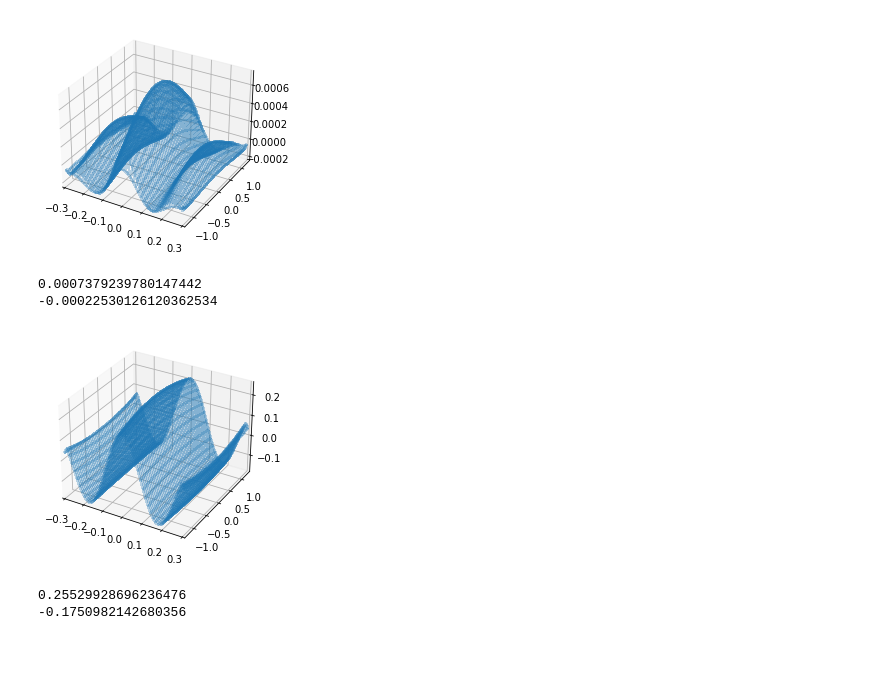
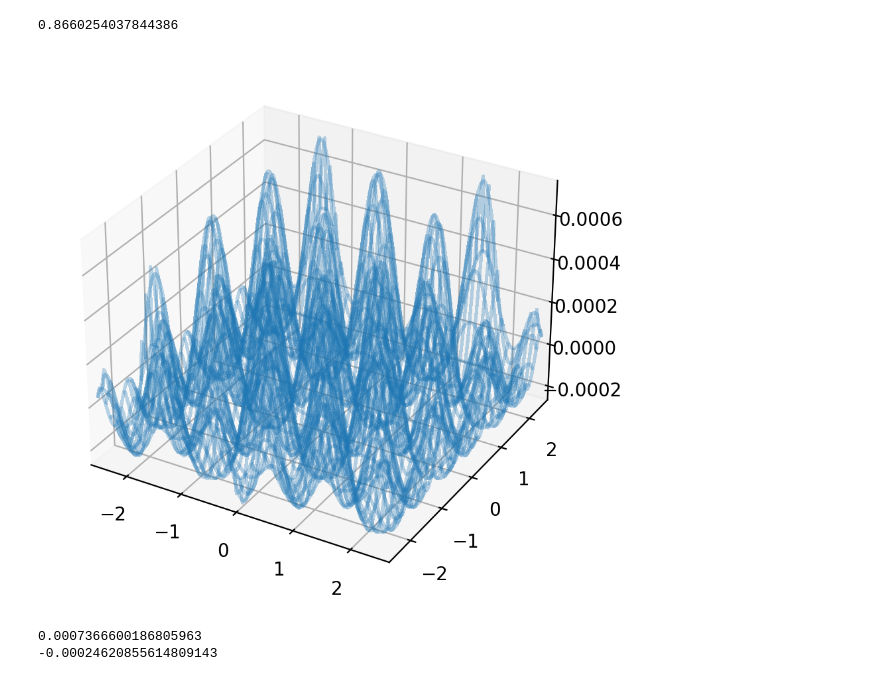
Before and after one commit to YeYusen/Curvature-of-graphene-energy-surface, a Jupyter notebook: Final code.ipynb, the cells around one changed output. Drawn from its saved outputs; the diff is of its cells as text; code cells hidden in the pictures; blank space fills up the shorter version.

Commit message:
Minor Changes
1. Changed figure size
2. New parameters for BZ size.

```diff
--- a/Final code.ipynb
+++ b/Final code.ipynb
@@ -1,6 +1,8 @@
 # %%
+# %matplotlib widget
 import numpy as np
 from numpy import linalg as LA
+from mpl_toolkits.mplot3d import Axes3D
 import matplotlib.pyplot as plt
 
 def Hamiltonian_Graphene(kx,ky,M):
@@ -22,15 +24,16 @@ def Input_Curvature(M,m,n,BZx1,BZx2,BZy1,BZy2):
     ky_range = np.linspace(BZy1, BZy2, num=n)
 
     num_levels = len(Hamiltonian_Graphene(1,1,1))
-    energies = np.zeros((m,n,num_levels));
+    energies = np.zeros((m,n,num_levels))
+
 
     for i in range(m):
         for j in range(n):
-            H = Hamiltonian_Graphene(kx_range[i],ky_range[j],M);
-            evals, evecs = LA.eig(H);
-            energies[i,j,:]=evals;
+            H = Hamiltonian_Graphene(kx_range[i],ky_range[j],M)
+            evals, evecs = LA.eig(H)
+            energies[i,j,:]=np.real(evals)
     X, Y = np.meshgrid(kx_range, ky_range)
-    Z= energies[:,:,0]
+    Z = energies[:,:,0]
     return(X,Y,Z)
 
 
@@ -40,8 +43,10 @@ def Input_Curvature(M,m,n,BZx1,BZx2,BZy1,BZy2):
 
 
 def PLOT(X,Y,Z):
-    fig = plt.figure()
-    ax = fig.gca(projection='3d')
+    %matplotlib inline
+    fig = plt.figure(dpi=200)
+    # ax = fig.gca(projection='3d')
+    ax = Axes3D(fig)
     ax.axis([X.min(), X.max(), Y.min(), Y.max()])
     transparency = 0.3
     ax.plot_wireframe(X, Y, Z, alpha=transparency, antialiased=False, label="c")
@@ -120,21 +127,21 @@ def surfature(X,Y,Z,m,n):
+# %%
+a = np.array([0, 1])
+b = np.array([1/2, np.sqrt(3)/2])
+a@b
+# %% [output]
+0.8660254037844386
 # %%
 M=1000
-BZx1 = -0.3; BZx2 = 0.3; BZy1 = -1.3; BZy2 = 1.3;
-m=100; n=100;
+BZx1 = -2*np.pi/2.46; BZx2 = 2*np.pi/2.46; BZy1 = -2*np.pi/2.46; BZy2 = 2*np.pi/2.46
+m=200; n=200;
+
 X,Y,E=Input_Curvature(M,m,n,BZx1,BZx2,BZy1,BZy2)
 Pmax,Pmin,H,K=surfature(X,Y,E,m,n)
 
 PLOT(X,Y,K)
 print(np.amax(K))
 print(np.amin(K))
-
-PLOT(X,Y,H)
-print(np.amax(H))
-print(np.amin(H))
 # %% [output]
-[figure, old version]
+[figure, new version]
-0.0007379239780147442
--0.00022530126120362534
+0.0007366600186805963
+-0.00024620855614809143
-[figure, removed]
-0.25529928696236476
--0.1750982142680356
```
Also changed, not shown: parts of 2 cells of this notebook.
